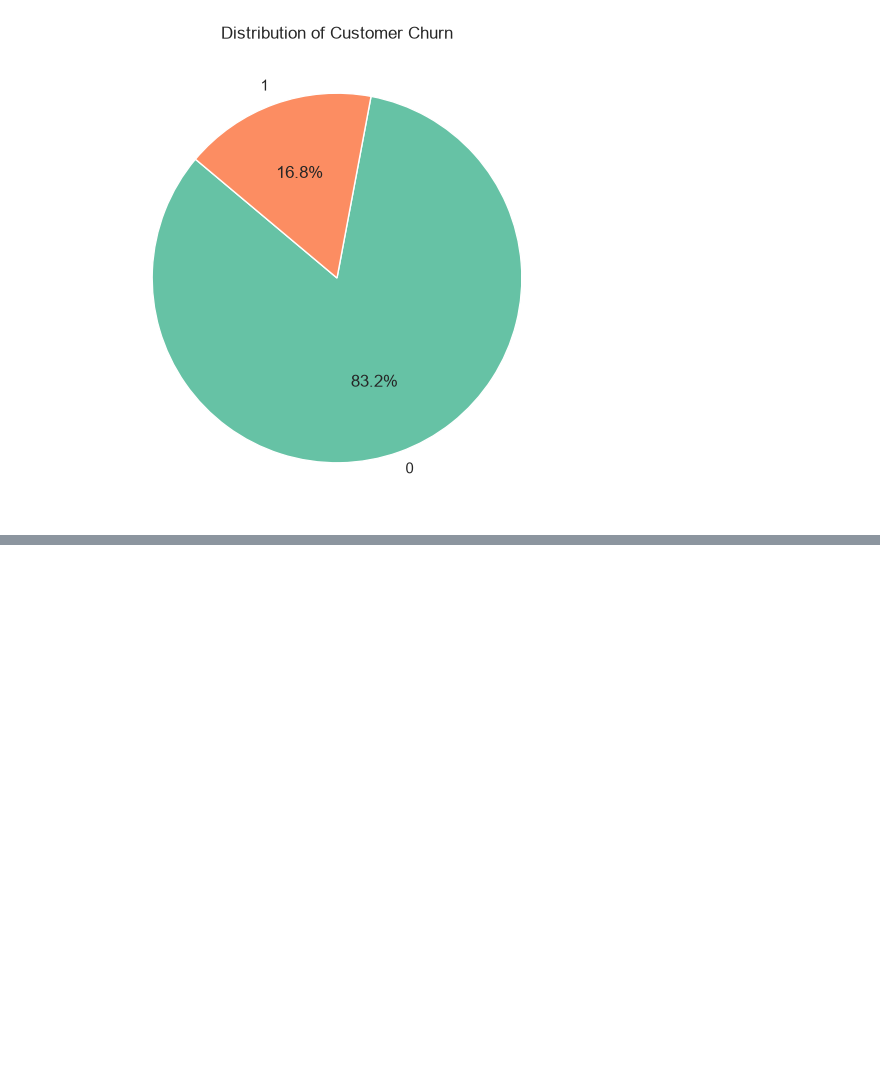
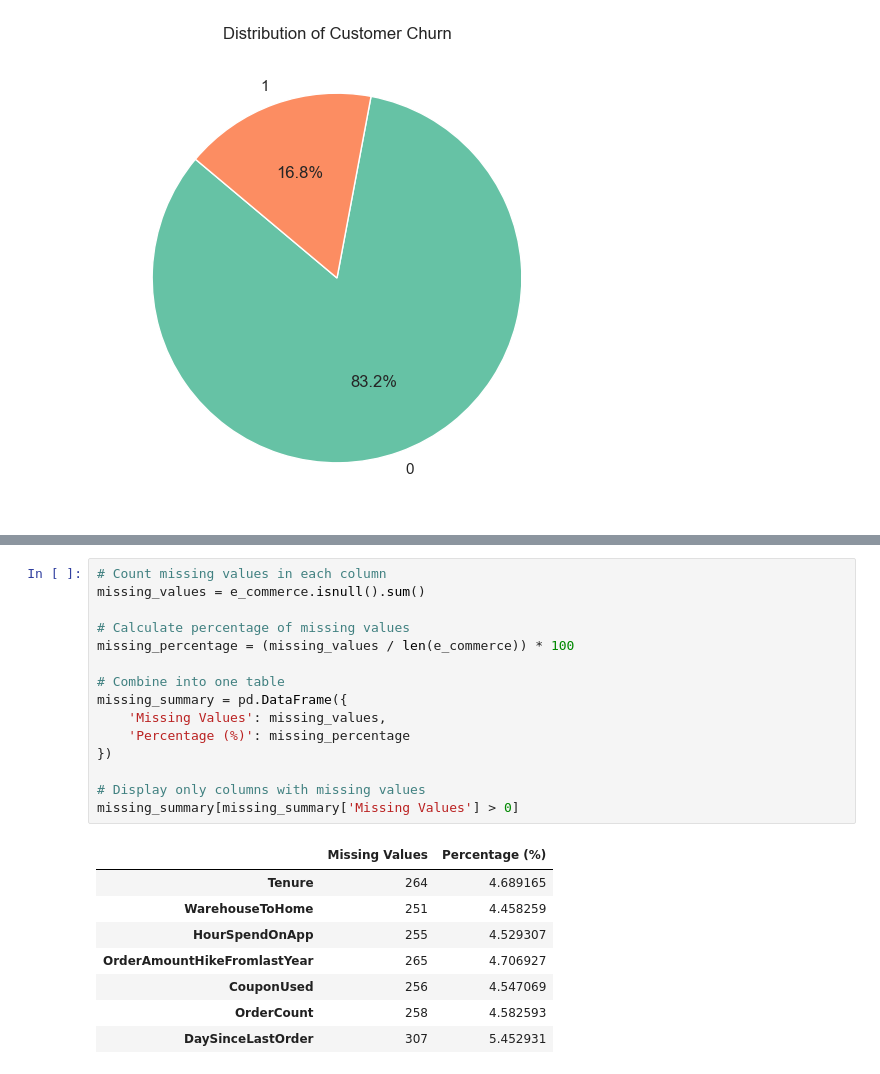
Before and after one commit to Akurang/AI_group5_project, a Jupyter notebook: final_project.ipynb, the cells around one changed output, grey strips where cells are left out. Drawn from its saved outputs; the diff is of its cells as text; blank space fills up the shorter version.

Commit message:
Complete data preprocessing

```diff
--- a/final_project.ipynb
+++ b/final_project.ipynb
@@ -78,0 +104,24 @@ dtype: int64
+# %%
+# Count missing values in each column
+missing_values = e_commerce.isnull().sum()
+
+# Calculate percentage of missing values
+missing_percentage = (missing_values / len(e_commerce)) * 100
+
+# Combine into one table
+missing_summary = pd.DataFrame({
+    'Missing Values': missing_values,
+    'Percentage (%)': missing_percentage
+})
+
+# Display only columns with missing values
+missing_summary[missing_summary['Missing Values'] > 0]
+# %% [output]
+|  | Missing Values | Percentage (%) |
+| Tenure | 264 | 4.689165 |
+| WarehouseToHome | 251 | 4.458259 |
+| HourSpendOnApp | 255 | 4.529307 |
+| OrderAmountHikeFromlastYear | 265 | 4.706927 |
+| CouponUsed | 256 | 4.547069 |
+| OrderCount | 258 | 4.582593 |
+| DaySinceLastOrder | 307 | 5.452931 |
```
Also changed, not shown: parts of 27 cells of this notebook.
